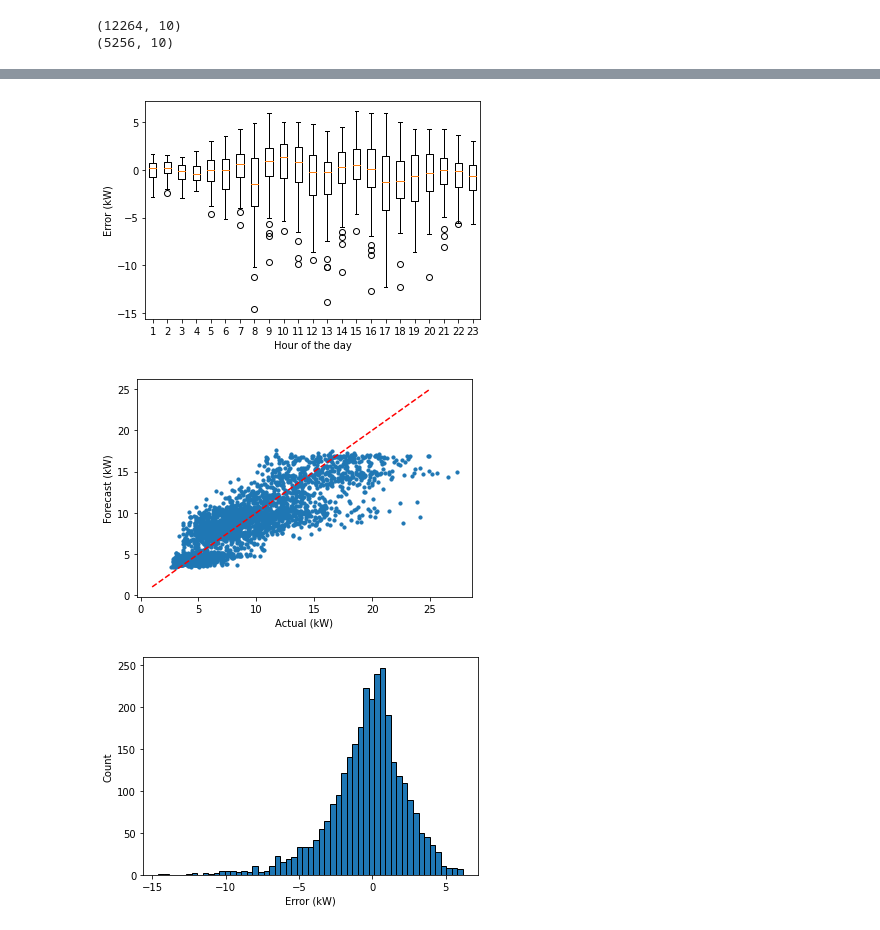
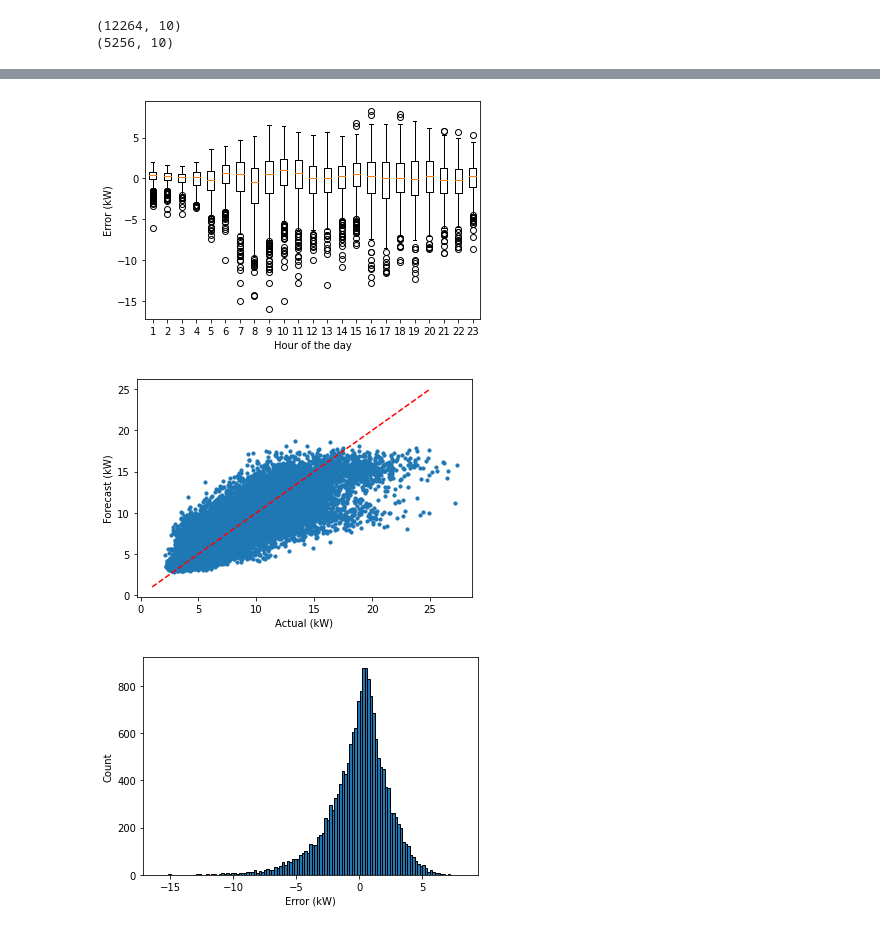
Before and after one commit to stait20/Code, a Jupyter notebook: scikit/NeuralNet.ipynb, the cells around one changed output, grey strips where cells are left out. Saved outputs shown, nothing was run; the diff lists cells and outputs as text; code cells hidden in the pictures.

```diff
--- a/scikit/NeuralNet.ipynb
+++ b/scikit/NeuralNet.ipynb
@@ -60,2 +56,8 @@ predict_day1 = mlp.predict(df[predictors].iloc[l:h])
+# %%
+d = 200
+l = d*48
+h = d*48 + 3*48
+
+preds = mlp.predict(df[predictors])
 # %%
 fig, ax = plt.subplots()
@@ -81,33 +83,33 @@ plt.show()
 # %%
-mean_absolute_error(df["crawfordCrescent_F2"].iloc[l:h],predict_day1)
-error = predict_day1 - df["crawfordCrescent_F2"].iloc[l:h]
+mean_absolute_error(df["crawfordCrescent_F2"],preds)
+error = preds - df["crawfordCrescent_F2"]
 box_data =[]
 
 for i in range(1,24):
     x = error.values[i*2::48]
     y = error.values[i*2-1::48]
     box_data.append(np.concatenate((x,y)))
 
 
 plt.boxplot(box_data)
 plt.xlabel("Hour of the day")
 plt.ylabel("Error (kW)")
 #plt.savefig("boxplot.jpg", dpi=300)
 plt.show()
 
-plt.scatter(df["crawfordCrescent_F2"].iloc[l:h], predict_day1,s=10)
+plt.scatter(df["crawfordCrescent_F2"], preds,s=10)
 plt.plot([1,25], [1,25], c="r",ls="--")
 plt.xlabel("Actual (kW)")
 plt.ylabel("Forecast (kW)")
 #plt.savefig("linear.jpg", dpi=300)
 plt.show()
 
 plt.hist(error, bins='auto', edgecolor='black', linewidth=1)
 plt.xlabel("Error (kW)")
 plt.ylabel("Count")
 #plt.savefig("hist.jpg", dpi=300)
 plt.show()
 # %% [output]
-[figure, old version]
+[figure, new version]
-[figure, old version]
+[figure, new version]
-[figure, old version]
+[figure, new version]
```
Also changed, not shown: parts of 5 cells of this notebook, 1 other file.
